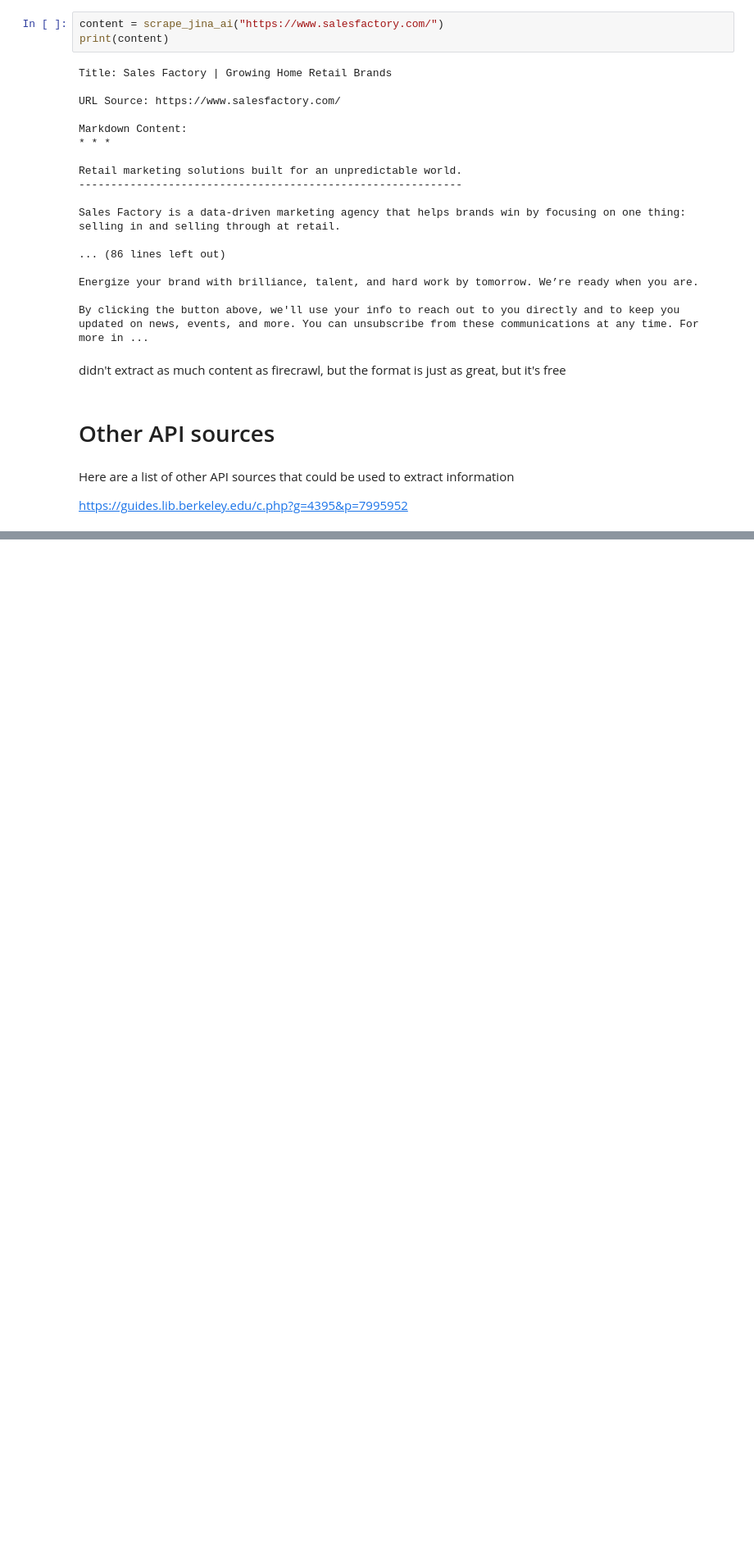
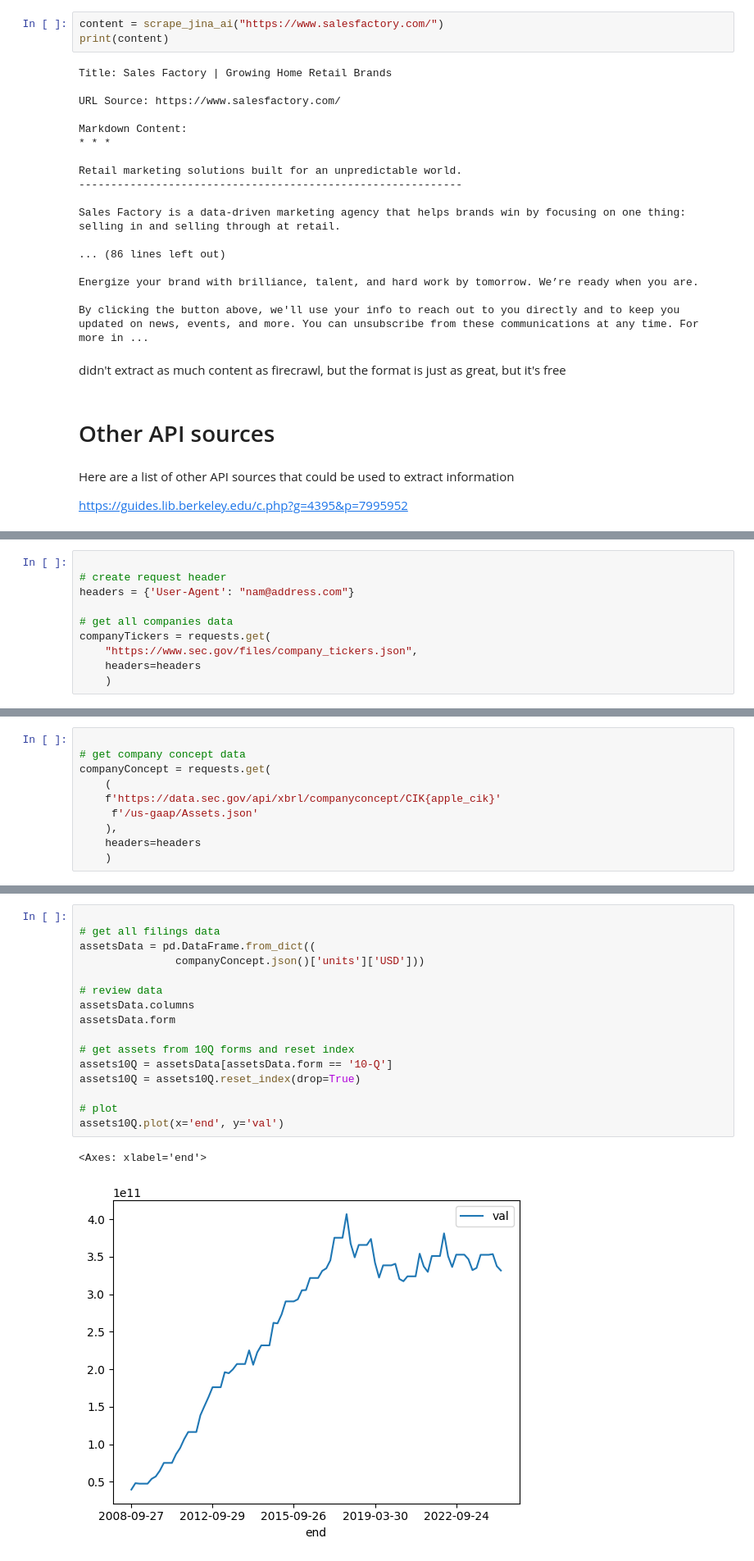
Before and after one commit to namtran6701/Agent-Tools, a Jupyter notebook: Web_Scrapping_Tool.ipynb, the cells around one changed output, grey strips where cells are left out. Shown at 82% size. Cells and saved outputs as stored; diff of their text form; blank space fills up the shorter version.

```diff
--- a/Web_Scrapping_Tool.ipynb
+++ b/Web_Scrapping_Tool.ipynb
@@ -247,0 +255,10 @@ https://guides.lib.berkeley.edu/c.php?g=4395&p=7995952
+# %%
+
+# create request header
+headers = {'User-Agent': "nam@address.com"}
+
+# get all companies data
+companyTickers = requests.get(
+    "https://www.sec.gov/files/company_tickers.json",
+    headers=headers
+    )
@@ -247,0 +347,10 @@ https://guides.lib.berkeley.edu/c.php?g=4395&p=7995952
+# %%
+
+# get company concept data
+companyConcept = requests.get(
+    (
+    f'https://data.sec.gov/api/xbrl/companyconcept/CIK{apple_cik}'
+     f'/us-gaap/Assets.json'
+    ),
+    headers=headers
+    )
@@ -247,0 +372,19 @@ https://guides.lib.berkeley.edu/c.php?g=4395&p=7995952
+# %%
+
+# get all filings data
+assetsData = pd.DataFrame.from_dict((
+               companyConcept.json()['units']['USD']))
+
+# review data
+assetsData.columns
+assetsData.form
+
+# get assets from 10Q forms and reset index
+assets10Q = assetsData[assetsData.form == '10-Q']
+assets10Q = assets10Q.reset_index(drop=True)
+
+# plot
+assets10Q.plot(x='end', y='val')
+# %% [output]
+<Axes: xlabel='end'>
+[figure, added]
```
Also changed, not shown: parts of 24 cells of this notebook.
